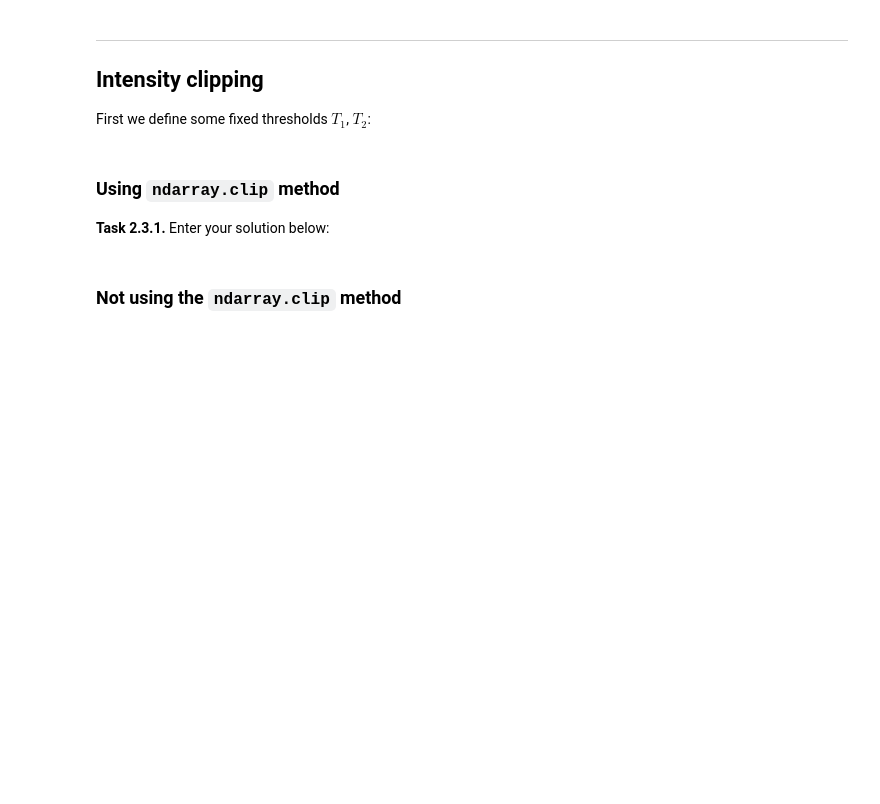
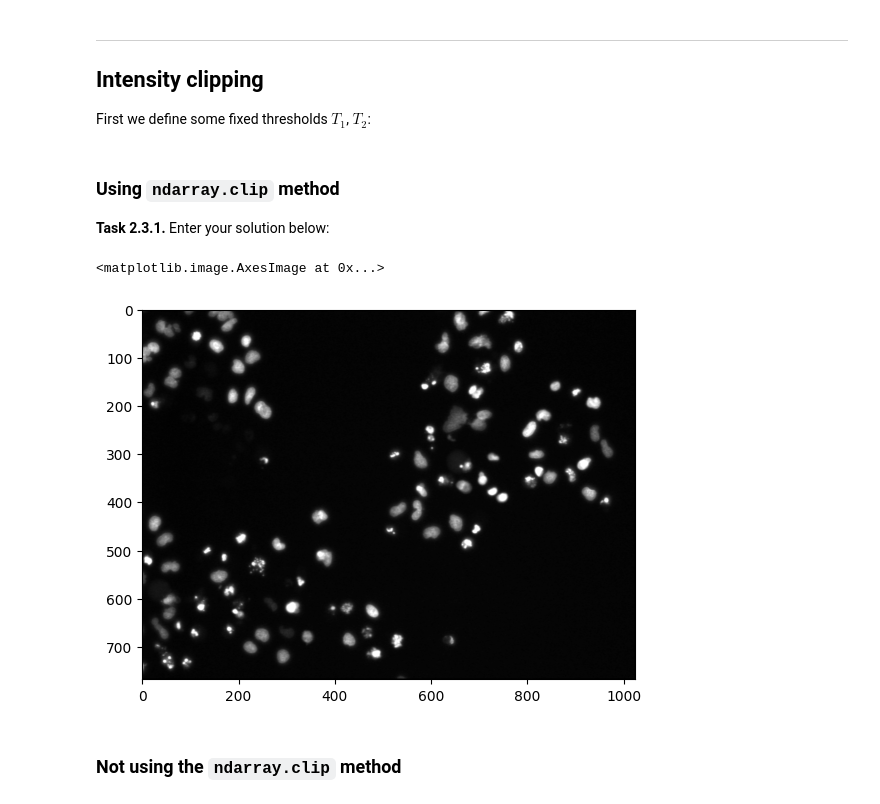
Before and after one commit to MtBaloglu/mobi-fs3-python, a Jupyter notebook: task2.ipynb, the cells around one changed output. Drawn from its saved outputs; the diff is of its cells as text; code cells hidden in the pictures; blank space fills up the shorter version.

```diff
--- a/task2.ipynb
+++ b/task2.ipynb
@@ -62,6 +62,12 @@ T2 = 0.59
 ### Using `ndarray.clip` method
 
 **<a id="#">Task 2.3.1.</a>** Enter your solution below:
+# %%
+img.clip(T1, T2)
+plt.imshow(img, 'gray')
+# %% [output]
+<matplotlib.image.AxesImage at 0x...>
+[figure, added]
 # %% [markdown]
 ### Not using the `ndarray.clip` method
 # %% [markdown]
```
Also changed, not shown: parts of 1 cell of this notebook.
